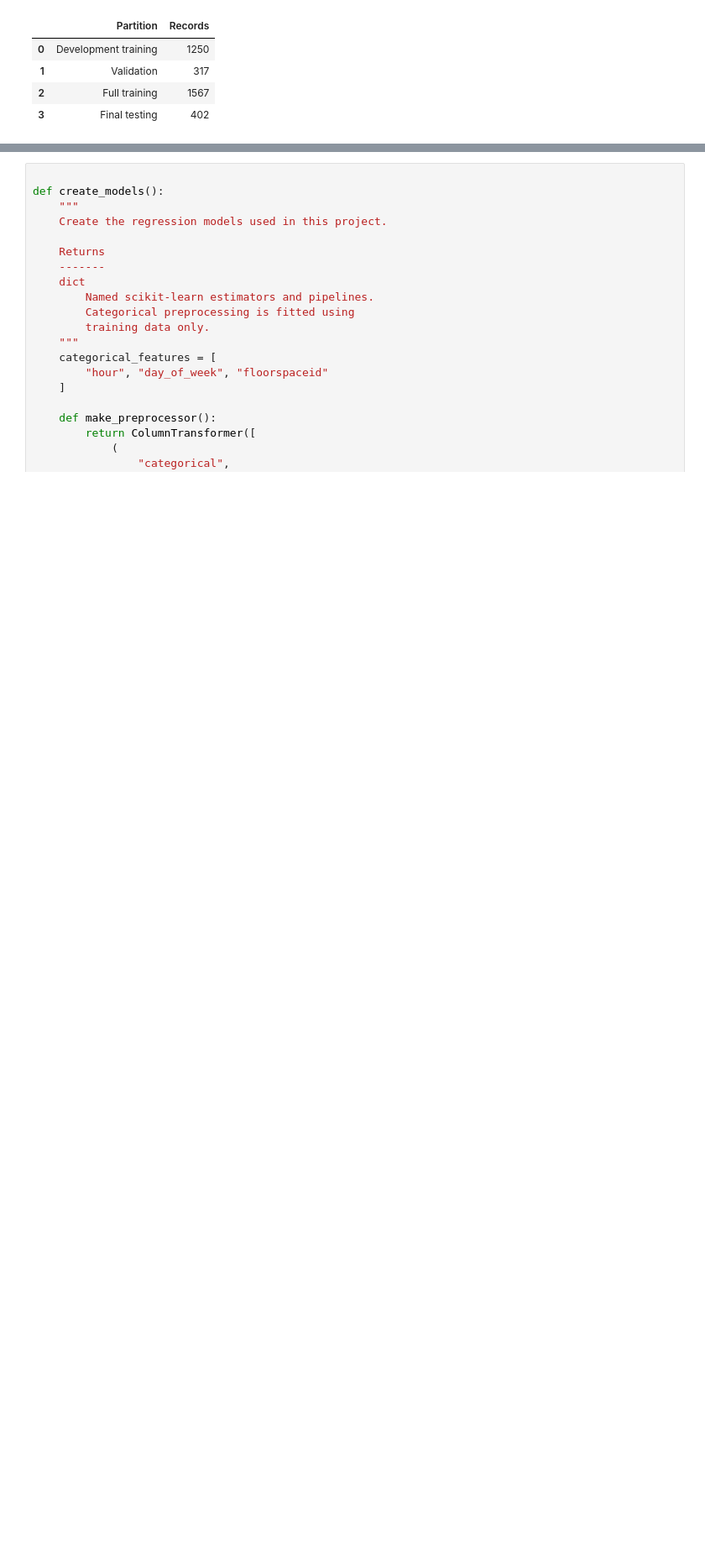
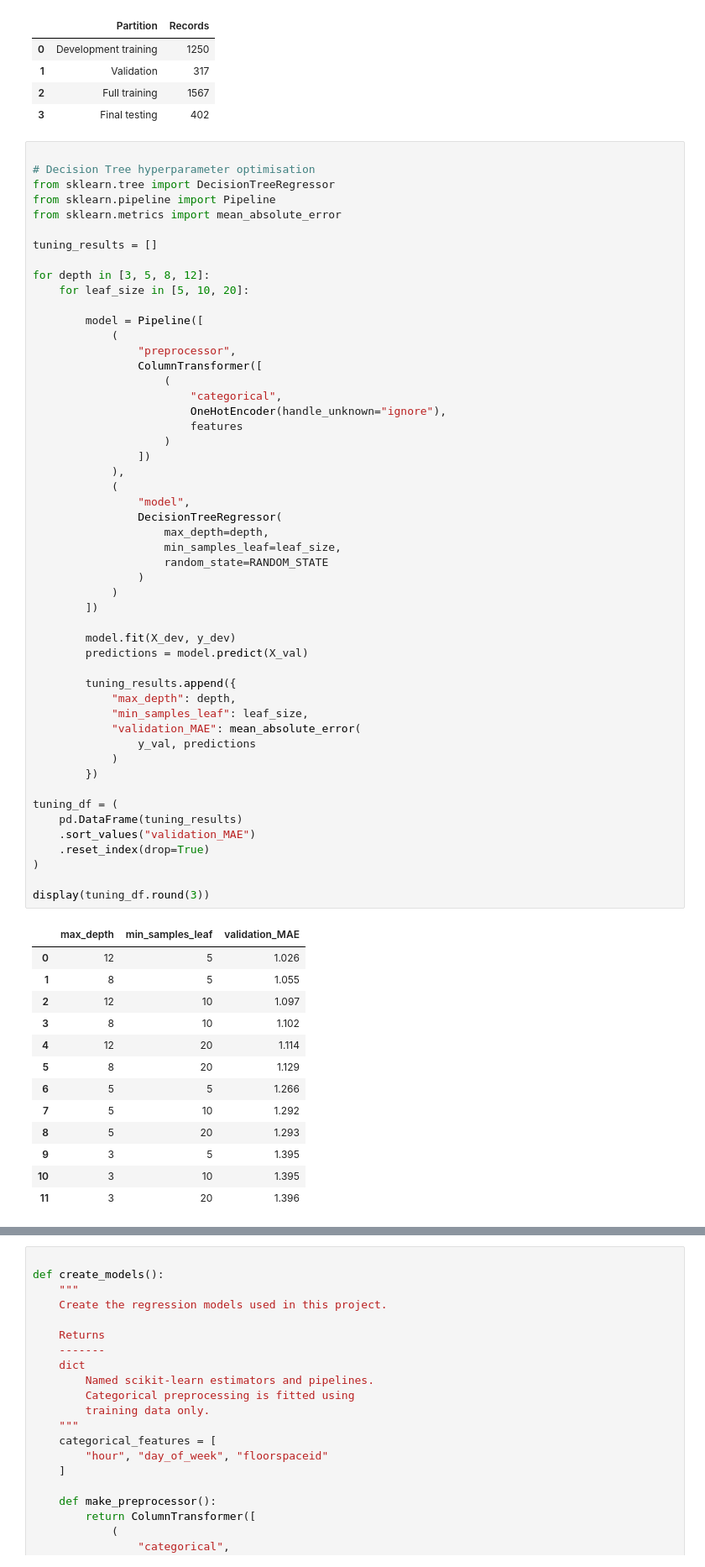
Before and after one commit to gbha0013-coder/MMA3001-Occupancy-Prediction_final_public, a Jupyter notebook: occupancy_prediction.ipynb, the cells around one changed output, grey strips where cells are left out. Shown at 84% size. Saved outputs shown, nothing was run; the diff lists cells and outputs as text; blank space fills up the shorter version.

```diff
--- a/occupancy_prediction.ipynb
+++ b/occupancy_prediction.ipynb
@@ -244,3 +244,68 @@ display(partition_summary)
 | 1 | Validation | 317 |
 | 2 | Full training | 1567 |
 | 3 | Final testing | 402 |
+# %%
+
+# Decision Tree hyperparameter optimisation
+from sklearn.tree import DecisionTreeRegressor
+from sklearn.pipeline import Pipeline
+from sklearn.metrics import mean_absolute_error
+
+tuning_results = []
+
+for depth in [3, 5, 8, 12]:
+    for leaf_size in [5, 10, 20]:
+
+        model = Pipeline([
+            (
+                "preprocessor",
+                ColumnTransformer([
+                    (
+                        "categorical",
+                        OneHotEncoder(handle_unknown="ignore"),
+                        features
+                    )
+                ])
+            ),
+            (
+                "model",
+                DecisionTreeRegressor(
+                    max_depth=depth,
+                    min_samples_leaf=leaf_size,
+                    random_state=RANDOM_STATE
+                )
+            )
+        ])
+
+        model.fit(X_dev, y_dev)
+        predictions = model.predict(X_val)
+
+        tuning_results.append({
+            "max_depth": depth,
+            "min_samples_leaf": leaf_size,
+            "validation_MAE": mean_absolute_error(
+                y_val, predictions
+            )
+        })
+
+tuning_df = (
+    pd.DataFrame(tuning_results)
+    .sort_values("validation_MAE")
+    .reset_index(drop=True)
+)
+
+display(tuning_df.round(3))
+# %% [output]
+|  | max_depth | min_samples_leaf | validation_MAE |
+| 0 | 12 | 5 | 1.026 |
+| 1 | 8 | 5 | 1.055 |
+| 2 | 12 | 10 | 1.097 |
+| 3 | 8 | 10 | 1.102 |
+| 4 | 12 | 20 | 1.114 |
+| 5 | 8 | 20 | 1.129 |
+| 6 | 5 | 5 | 1.266 |
+| 7 | 5 | 10 | 1.292 |
+| 8 | 5 | 20 | 1.293 |
+| 9 | 3 | 5 | 1.395 |
+| 10 | 3 | 10 | 1.395 |
+| 11 | 3 | 20 | 1.396 |
```
Also changed, not shown: parts of 2 cells of this notebook.
